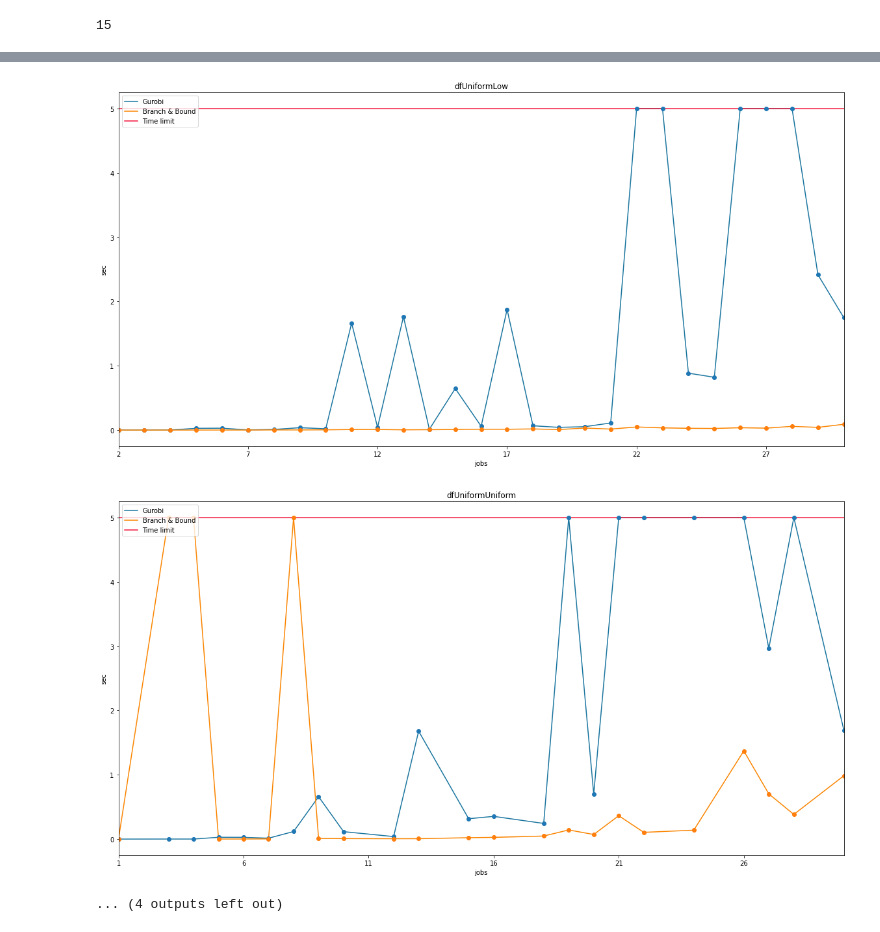
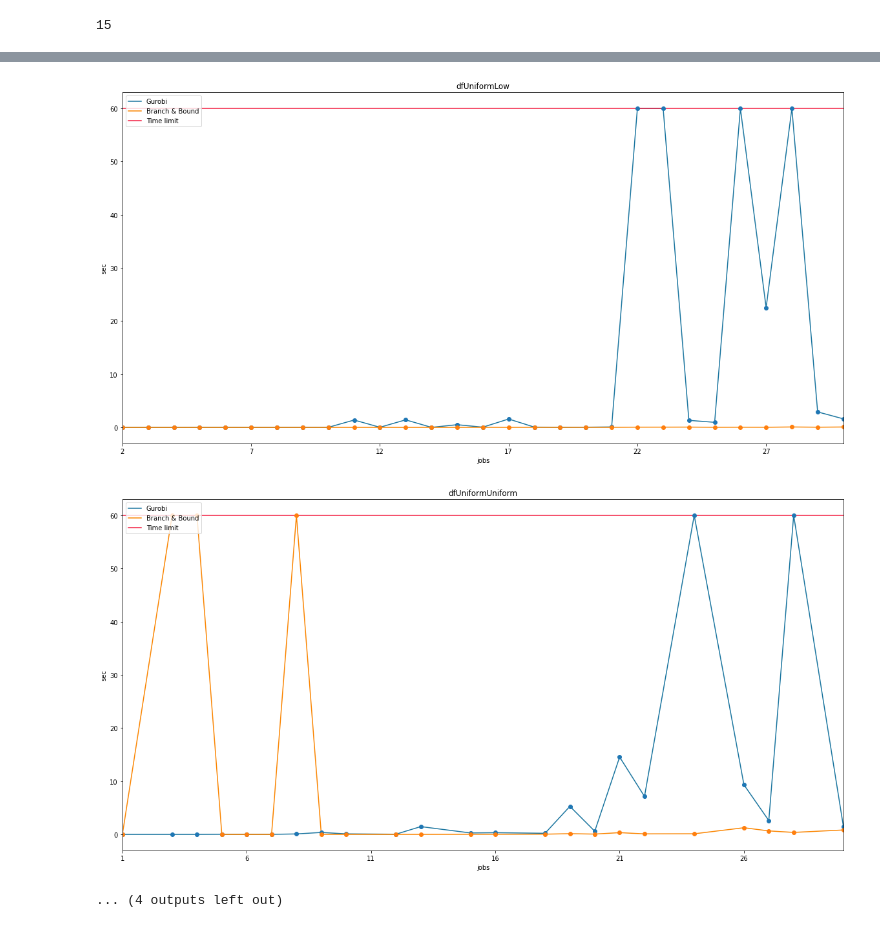
Before and after one commit to GiulioAppetito/Progetto-AMOD-21-22, a Jupyter notebook: plots.ipynb, the cells around one changed output, grey strips where cells are left out. Drawn from its saved outputs; the diff is of its cells as text; code cells hidden in the pictures.

```diff
--- a/plots.ipynb
+++ b/plots.ipynb
@@ -44,7 +44,7 @@ def dataframes(url):
   dfs = [dfCloseLow,dfCloseUniform,dfCloseHigh,dfFarLow,dfFarUniform,dfFarHigh,dfLowLow,dfLowUniform,dfLowHigh,dfUniformLow,dfUniformUniform,dfUniformHigh,dfHighLow,dfHighUniform,dfHighHigh]
   return dfs
 # %%
-dfs = dataframes('https://raw.githubusercontent.com/GiulioAppetito/AMOD_Project_2021_22/master/results_5.0_sec.csv')
+dfs = dataframes('https://raw.githubusercontent.com/GiulioAppetito/AMOD_Project_2021_22/master/results_60.0_sec.csv')
 labels = ['dfCloseLow','dfCloseUniform','dfCloseHigh','dfFarLow','dfFarUniform','dfFarHigh','dfLowLow','dfLowUniform','dfLowHigh','dfUniformLow','dfUniformUniform','dfUniformHigh','dfHighLow','dfHighUniform','dfHighHigh']
 # %%
 def graficoTempo(title, dframe,limit):
@@ -89,7 +89,7 @@ def graficoTempo(title, dframe,limit):
 # %%
 i = 0
 for df in dfs:
-  graficoTempo(labels[i],df,5)
+  graficoTempo(labels[i],df,60)
   i += 1
 print(i)
 # %% [output]
@@ -106,3 +106,3 @@ print(i)
-[figure, old version]
+[figure, new version]
-[figure, old version]
+[figure, new version]
 ... (4 outputs left out)
```
Also changed, not shown: parts of 2 cells of this notebook.
